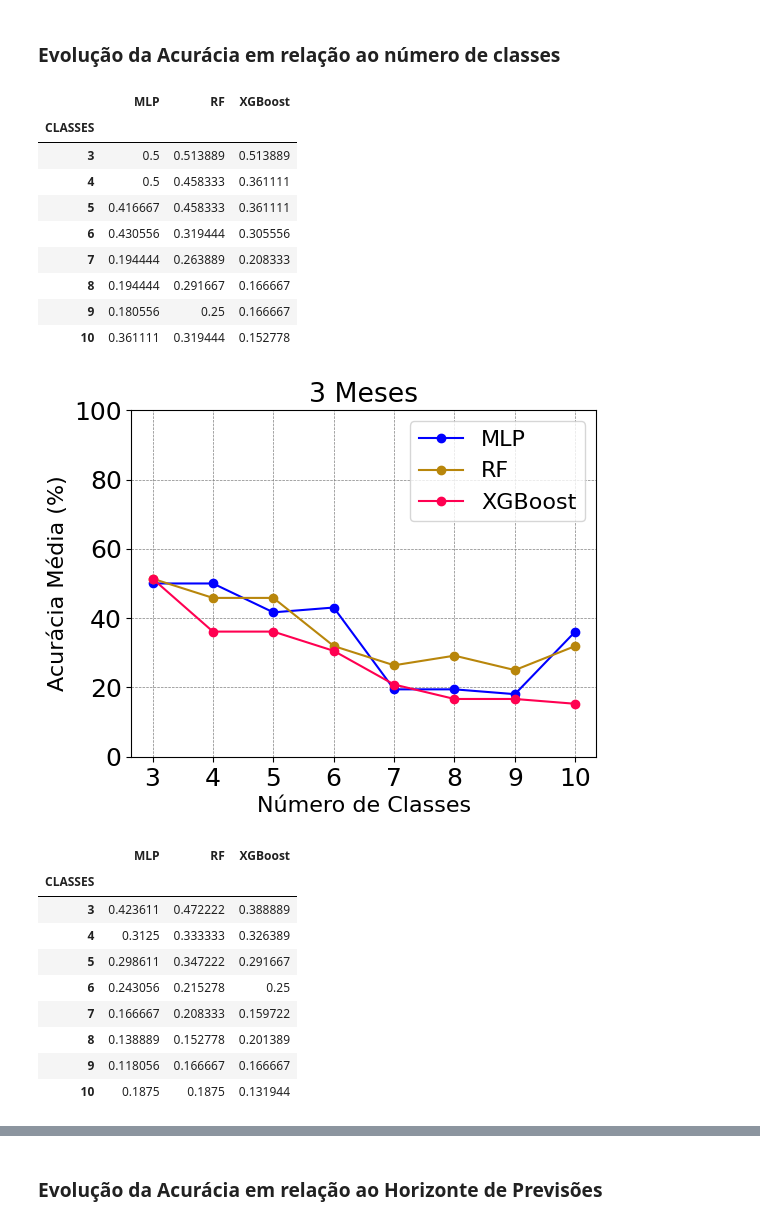
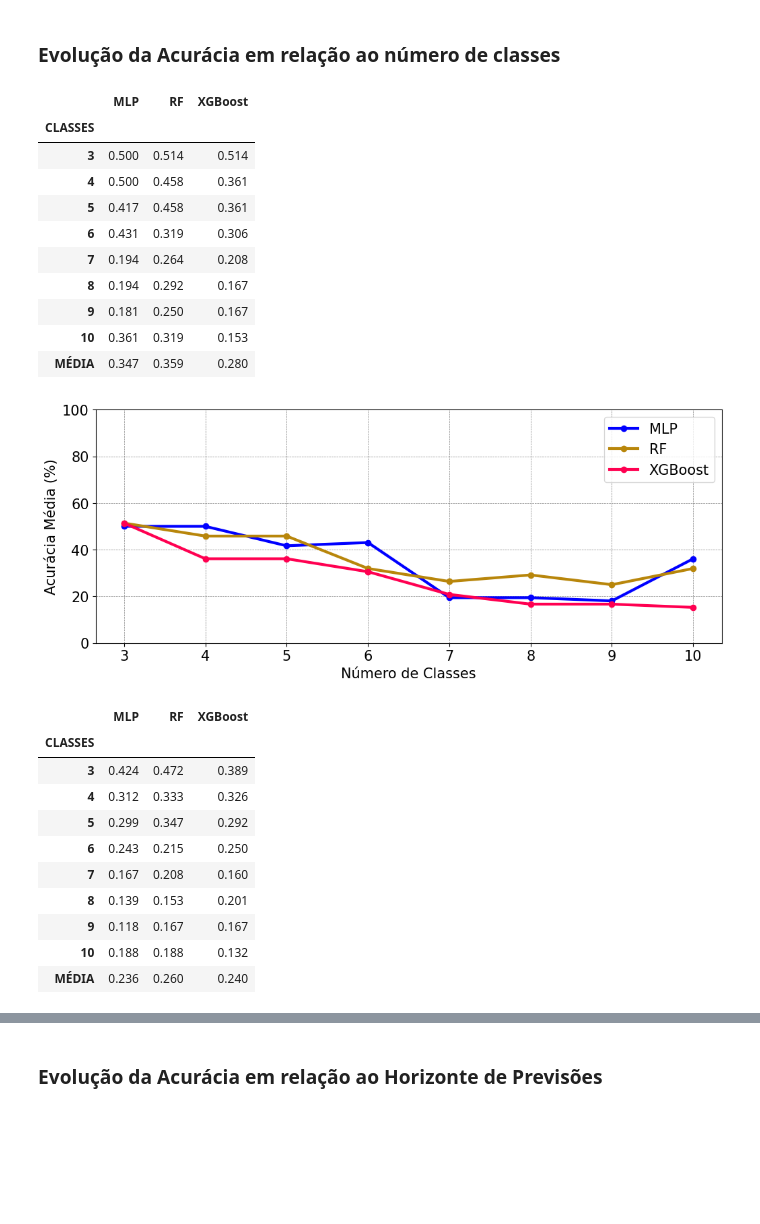
Before and after one commit to eduardoalba0/ppgeps_dissertacao, a Jupyter notebook: 05 - Resultados - Classificação.ipynb, the cells around one changed output, grey strips where cells are left out. Cells and saved outputs as stored; diff of their text form; code cells hidden in the pictures; blank space fills up the shorter version.

```diff
--- a/05 - Resultados - Classificação.ipynb
+++ b/05 - Resultados - Classificação.ipynb
@@ -16,6 +16,8 @@ from shap.plots import colors
 
 from sklearn.model_selection import train_test_split
 from xgboost import XGBClassifier
+
+pd.set_option('display.float_format', '{:.3f}'.format)
 
 MODELOS = ["MLP", "RF", "XGBoost"]
 SEEDS = [1000, 2000, 3000, 4000, 5000, 6000, 7000, 8000, 9000, 10000]
@@ -220,17 +222,16 @@ for classes in N_CLASSES:
 # Análise dos Resultados
 # %%
 def ts_comparacao_classes(acc, horizonte):
-    plt.figure(figsize=(6, 4.5))
-    plt.rcParams['xtick.labelsize'] = 18
-    plt.rcParams['ytick.labelsize'] = 18
-    plt.rcParams.update({'font.size': 16})
+    plt.figure(figsize=(12, 4.5))
+    plt.rcParams['xtick.labelsize'] = 15
+    plt.rcParams['ytick.labelsize'] = 15
+    plt.rcParams.update({'font.size': 15})
     plt.rcParams['axes.prop_cycle'] = plt.cycler(
         color=["blue", "#B8860B", colors.red_rgb])
 
     for modelo in MODELOS:
-        plt.plot(N_CLASSES, acc[modelo] * 100, label=f"{modelo}", marker='o')
+        plt.plot(N_CLASSES, acc[modelo][:-1] * 100, label=f"{modelo}", marker='o', linewidth=3)
 
-    plt.title(f"{horizonte} Meses")
     plt.xlabel('Número de Classes')
     plt.ylabel('Acurácia Média (%)')
 
@@ -317,49 +318,53 @@ for horizonte in HORIZONTES:
 
             df_desempenho = medidas_desempenho(dados, consumo_previsto, horizonte)
             df_acc.loc[campus] = df_desempenho["ACC"]
             acc_classes.append(df_desempenho["ACC"])
 
             df_desempenho.to_csv(f"resultados/classificação - local/{classes} classes/{horizonte} meses/ACURÁCIA CLASSIFICAÇÃO - LOCAL {horizonte}M {campus}.csv",
                                  sep=";", decimal=".", index=True)
 
         # Calcula as medidas de desempenho
         media_ACC = df_acc.mean()
         pior_ACC = (df_acc.eq(df_acc.min(axis=1), axis=0).sum(axis=0))
         melhor_ACC = (df_acc.eq(df_acc.max(axis=1), axis=0).sum(axis=0))
 
         df_acc.loc["MELHOR DESEMPENHO"] = melhor_ACC
         df_acc.loc["PIOR DESEMPENHO"] = pior_ACC
         df_acc.loc["SCORE DESEMPENHO (MELHOR - PIOR)"] = melhor_ACC - pior_ACC
         df_acc.loc["MÉDIA ACC"] = media_ACC
 
         # Atualiza o DataFrame global com a média de acurácia para o número de classes atual
         if acc_classes:
             df_acc_todos.loc[classes] = pd.concat(acc_classes, axis=1).mean(axis=1)
 
+    df_acc_todos.loc["MÉDIA"] = df_acc_todos.mean(axis=0)
+    df_acc_todos = df_acc_todos[sorted(df_acc_todos.columns)].round(3)
     display(df_acc_todos)
     df_acc_todos.to_csv(f"resultados/classificação - local/DESEMPENHO MÉDIO CLASSIFICAÇÃO - LOCAL {horizonte}M.csv", sep=";", decimal=".", index=True)
     plt = ts_comparacao_classes(df_acc_todos, horizonte)
     plt.savefig(f"resultados/classificação - local/DESEMPENHO MÉDIO CLASSIFICAÇÃO - LOCAL {horizonte}M.png", bbox_inches='tight')
     plt.show()
 # %% [output]
 |  | MLP | RF | XGBoost |
 | CLASSES |  |  |  |
-| 3 | 0.5 | 0.513889 | 0.513889 |
-| 4 | 0.5 | 0.458333 | 0.361111 |
-| 5 | 0.416667 | 0.458333 | 0.361111 |
-| 6 | 0.430556 | 0.319444 | 0.305556 |
-| 7 | 0.194444 | 0.263889 | 0.208333 |
-| 8 | 0.194444 | 0.291667 | 0.166667 |
-| 9 | 0.180556 | 0.25 | 0.166667 |
-| 10 | 0.361111 | 0.319444 | 0.152778 |
+| 3 | 0.500 | 0.514 | 0.514 |
+| 4 | 0.500 | 0.458 | 0.361 |
+| 5 | 0.417 | 0.458 | 0.361 |
+| 6 | 0.431 | 0.319 | 0.306 |
+| 7 | 0.194 | 0.264 | 0.208 |
+| 8 | 0.194 | 0.292 | 0.167 |
+| 9 | 0.181 | 0.250 | 0.167 |
+| 10 | 0.361 | 0.319 | 0.153 |
+| MÉDIA | 0.347 | 0.359 | 0.280 |
-[figure, old version]
+[figure, new version]
 |  | MLP | RF | XGBoost |
 | CLASSES |  |  |  |
-| 3 | 0.423611 | 0.472222 | 0.388889 |
-| 4 | 0.3125 | 0.333333 | 0.326389 |
-| 5 | 0.298611 | 0.347222 | 0.291667 |
-| 6 | 0.243056 | 0.215278 | 0.25 |
-| 7 | 0.166667 | 0.208333 | 0.159722 |
-| 8 | 0.138889 | 0.152778 | 0.201389 |
-| 9 | 0.118056 | 0.166667 | 0.166667 |
-| 10 | 0.1875 | 0.1875 | 0.131944 |
+| 3 | 0.424 | 0.472 | 0.389 |
+| 4 | 0.312 | 0.333 | 0.326 |
+| 5 | 0.299 | 0.347 | 0.292 |
+| 6 | 0.243 | 0.215 | 0.250 |
+| 7 | 0.167 | 0.208 | 0.160 |
+| 8 | 0.139 | 0.153 | 0.201 |
+| 9 | 0.118 | 0.167 | 0.167 |
+| 10 | 0.188 | 0.188 | 0.132 |
+| MÉDIA | 0.236 | 0.260 | 0.240 |
```
Also changed, not shown: parts of 4 cells of this notebook, 25 other files.
